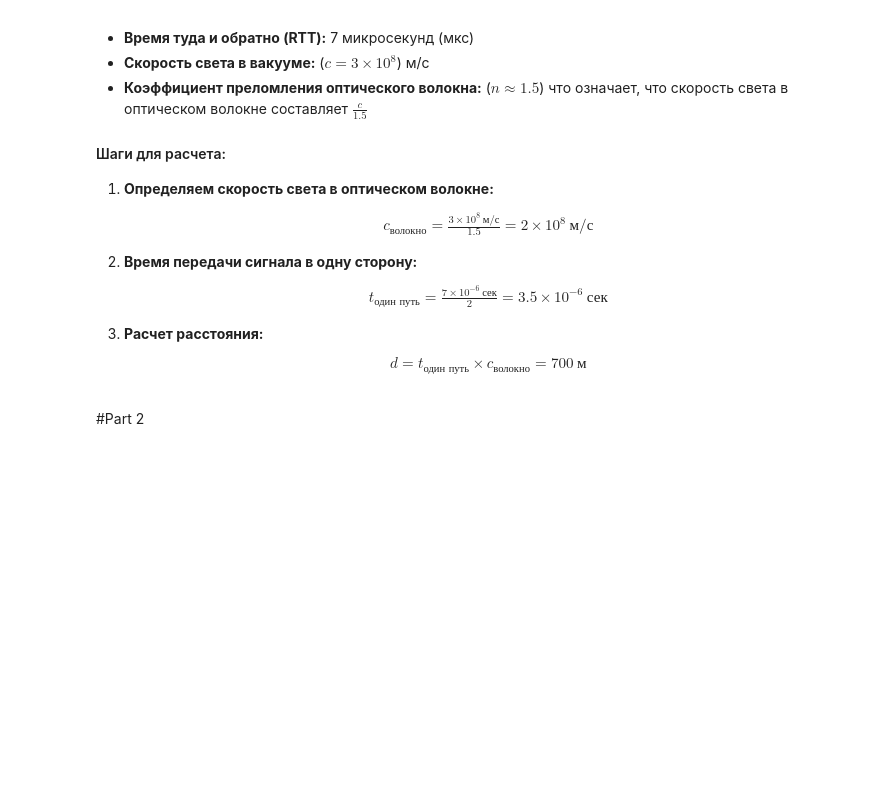
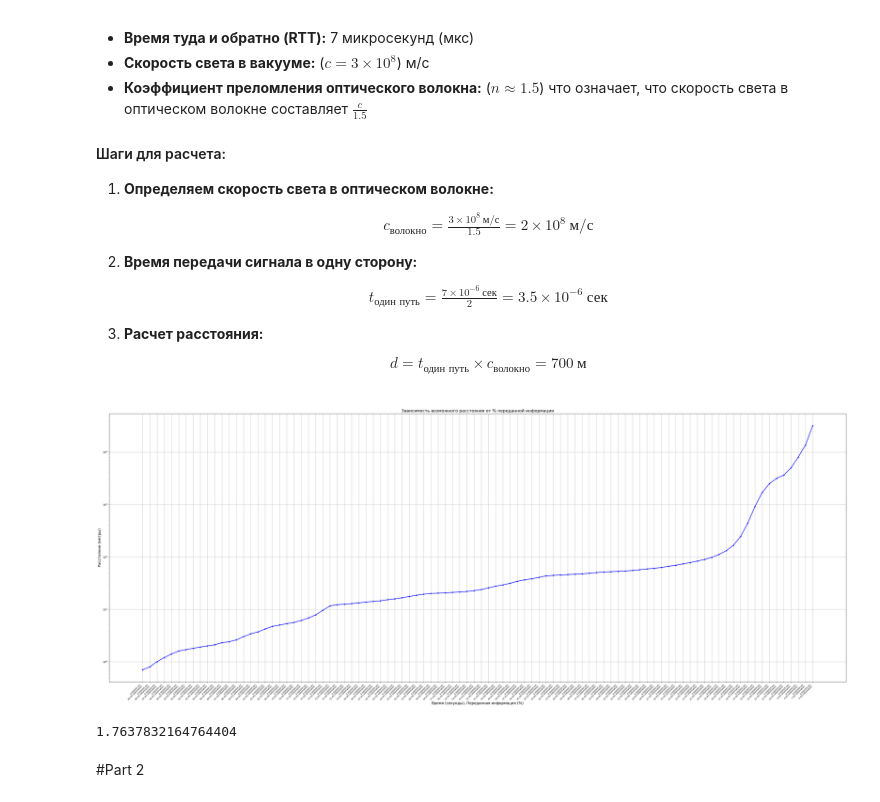
Before and after one commit to WastingT-me/HFT-Interviews, a Jupyter notebook: MD_task_Example_Polars.ipynb, the cells around one changed output. Saved outputs shown, nothing was run; the diff lists cells and outputs as text; code cells hidden in the pictures; blank space fills up the shorter version.

```diff
--- a/MD_task_Example_Polars.ipynb
+++ b/MD_task_Example_Polars.ipynb
@@ -51,7 +64,11 @@ columns = ['ServerTimestamp [epoch]',
            'Stream ',
            'Revision ']
 # %%
-df = pl.read_csv("/content/drive/MyDrive/Quant/dataset_test/Local#FAST_CURR_MD#MOEX_CURR#CETS#USDCNY_TOM.2023-08-14.gz",
-                 compression='gzip',
-                 has_header=False,
-                 new_columns=columns)
+start = time.time()
+
+file_path = "/content/drive/MyDrive/Quant/dataset_test/Local#FAST_CURR_MD#MOEX_CURR#CETS#USDCNY_TOM.2023-08-14.gz"
+
+with gzip.open(file_path, 'rt') as f:
+    df = pl.read_csv(f, has_header=False, new_columns=columns)
+
+end = time.time()
@@ -155,29 +211,47 @@ n% переданной информации = $(1 - \frac{n}{100})$ квант
+# %%
+start = time.time()
+# Calculation of quantile values from 0.01 to 0.99
+quantiles = np.linspace(0.01, 0.99, 99)
+
+time_quantiles = (
+    Frequency_data
+    .with_columns(
+        pl.col("TimeDiff").qcut(
+            quantiles,
+            labels=[f'{i}' for i in range(1, 101)],
+            allow_duplicates=True,
+            include_breaks=True
+        ).alias("quantile_bin")
+    )
+    .select("quantile_bin")
+    .unnest("quantile_bin")
+    .filter(pl.col("breakpoint") != float('inf'))
+    .select("breakpoint")
+    .unique()
+).to_numpy().flatten() / 2
+
+time_quantiles = np.sort(time_quantiles)
 # %%
-# Calculation of quantile values from 0.01 to 0.99
-quantiles = np.linspace(0.01, 0.99, 99)
-time_quantiles = Frequency_data['TimeDiff'].quantile(quantiles).to_numpy() / 2
-
 c = 3 * 10**8  # speed of light in a vacuum (m/s)
 n = 1.5  # refractive index of optical fiber
 c_fiber = c / n  # speed of light in optical fiber (m/s)
 
-# Calculate the distance for each time value (using quantile values)
-distance_quantiles = time_quantiles * c_fiber
+distance_quantiles = np.array(time_quantiles) * c_fiber
 
-# Calculate the percentage of information loss
 loss_percent = 100 * (1 - quantiles)
 
-# Create labels for the X-axis: (time, information loss)
 x_labels = [f"{t:.6f} sec\n{loss:.1f}% information" for t, loss in zip(time_quantiles, loss_percent)]
 
 plt.figure(figsize=(40, 16))
 plt.plot(range(len(time_quantiles)), distance_quantiles, marker='o', color='blue', linewidth=2, markersize=4)
 plt.title('Зависимость возможного расстояния от % переданной информации', fontsize=16)
 plt.xlabel('Время (секунды), Переданная информация (%)', fontsize=14)
 plt.ylabel('Расстояние (метры)', fontsize=14)
 plt.grid(True)
 plt.yscale('log')
 plt.xticks(ticks=range(len(time_quantiles)), labels=x_labels, rotation=45, ha='right', fontsize=8)
 
 plt.tight_layout()
 plt.show()
+# %% [output]
+[figure, added]
@@ -184,2 +260,6 @@ plt.show()
+# %%
+end - start
+# %% [output]
+1.7637832164764404
 # %% [markdown]
 #Part 2
```
Also changed, not shown: parts of 25 cells of this notebook, 1 other file.
